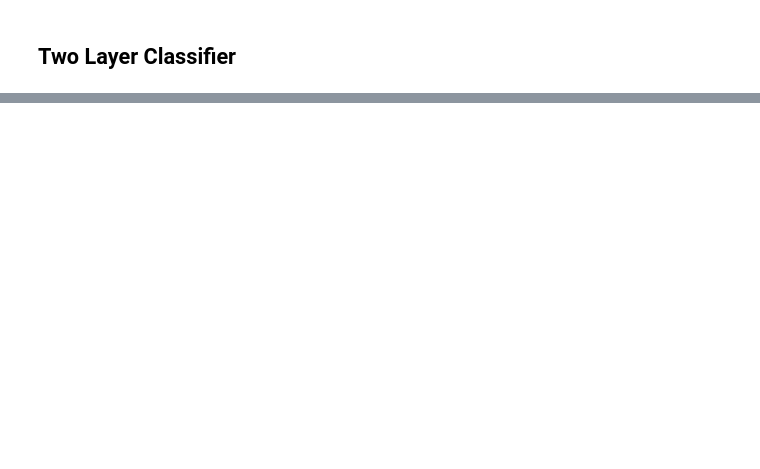
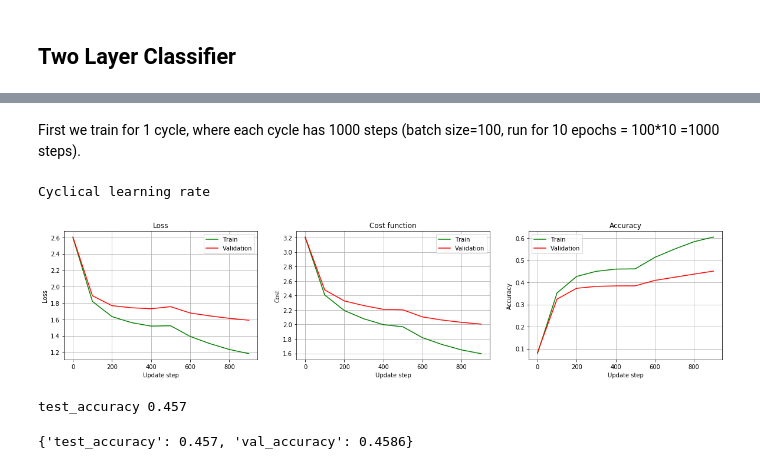
Before and after one commit to 09panesara/DD2424-Deep-Learning, a Jupyter notebook: Lab2/Lab2.ipynb, the cells around one changed output, grey strips where cells are left out. Drawn from its saved outputs; the diff is of its cells as text; code cells hidden in the pictures; blank space fills up the shorter version.

```diff
--- a/Lab2/Lab2.ipynb
+++ b/Lab2/Lab2.ipynb
@@ -168,4 +227,4 @@ CIFARDATA = CIFAR10Data(dataset_dir='../datasets/cifar-10-batches-py/')
 train_X, train_Y = CIFARDATA.load_batch('data_batch_1')
 val_X, val_Y = CIFARDATA.load_batch('data_batch_2')
 test_X, test_Y = CIFARDATA.load_batch('test_batch')
-# datasets = [train_X, train_Y, val_X, val_Y, test_X , test_Y]
+datasets = [train_X, train_Y, val_X, val_Y, test_X , test_Y]
@@ -174,0 +385,38 @@ train_X, val_X, test_X = clf.normalise(train_X, val_X, test_X)
+# %%
+def train_model(params, datasets, plot_acc_costs=False):
+    train_X, train_Y, val_X, val_Y, test_X , test_Y = datasets
+    n_classes = 10
+    input_dim = train_X.shape[0]
+    random_shuffle = params['random_shuffle'] if 'random_shuffle' in params else False
+#     eta = params['eta'] if 'eta' in params else None
+    dropout_thresh = params['dropout_thresh'] if 'droput_thresh' in params else None
+
+    if 'eta' in params:
+        clf = TwoLayerClassifer(input_dim, params['n_hidden'], params['batch_size'], eta=params['eta'], n_epochs=params['n_epochs'], lamda=params['lamda'], cyclical_lr=False)
+    else:
+        clf = TwoLayerClassifer(input_dim, params['n_hidden'], params['batch_size'], n_epochs=params['n_epochs'], lamda=params['lamda'], cyclical_lr=True, n_s=params['n_s'], eta_min=params['eta_min'], eta_max=params['eta_max'], dropout_thresh=dropout_thresh)
+
+    train_X, val_X, test_X = clf.normalise(train_X, val_X, test_X)
+    accuracies, losses, costs, update_steps = clf.train(train_X, train_Y, random_shuffle, get_accuracies_costs=plot_acc_costs,
+                                  val_X = val_X, val_Y = val_Y)
+    if plot_acc_costs:
+        plot_costs_accuracies(accuracies, losses, costs, update_steps)
+
+
+    _, test_accuracy = clf.compute_accuracy(test_X, test_Y) # use lables to compute accuracy
+    _, val_accuracy = clf.compute_accuracy(val_X, val_Y)
+    print('test_accuracy', test_accuracy)
+    return {'test_accuracy': test_accuracy, 'val_accuracy': val_accuracy}
+# %% [markdown]
+First we train for 1 cycle, where each cycle has 1000 steps (batch size=100, run for 10 epochs = 100*10 =1000 steps).
+# %%
+# 10 epochs, batch size 100 = 1000 update steps
+params = {'lamda': 0.01, 'n_epochs':  10, 'batch_size': 100, 'n_hidden': 50,
+          'eta_min': 10**-5, 'eta_max': 0.1, 'n_s': 500}
+
+train_model(params, datasets, plot_acc_costs=True)
+# %% [output]
+Cyclical learning rate
+[figure, added]
+test_accuracy 0.457
+{'test_accuracy': 0.457, 'val_accuracy': 0.4586}
```
Also changed, not shown: parts of 51 cells of this notebook, 10 other files.
